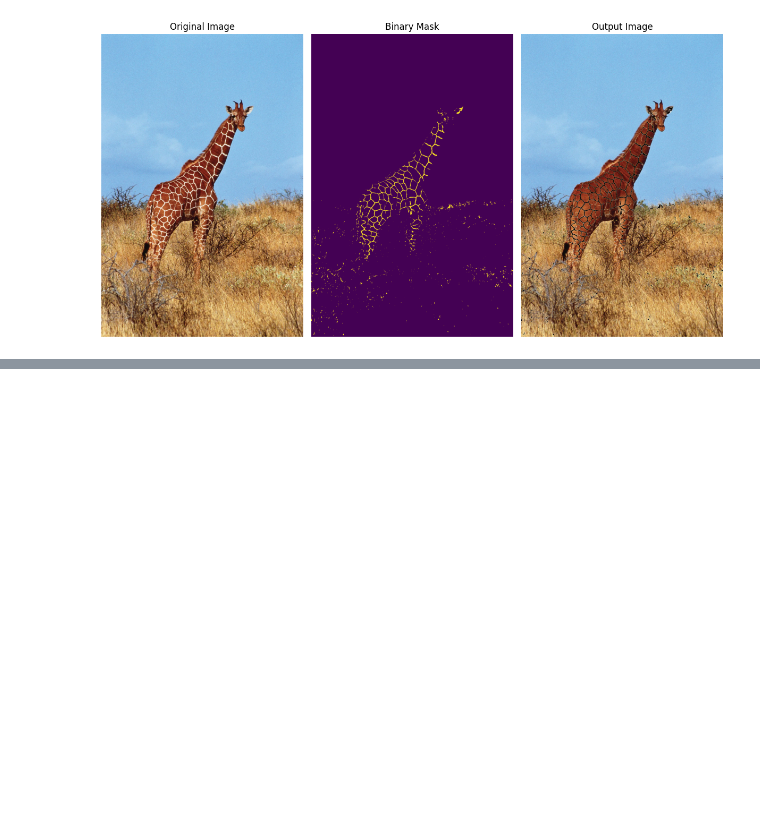
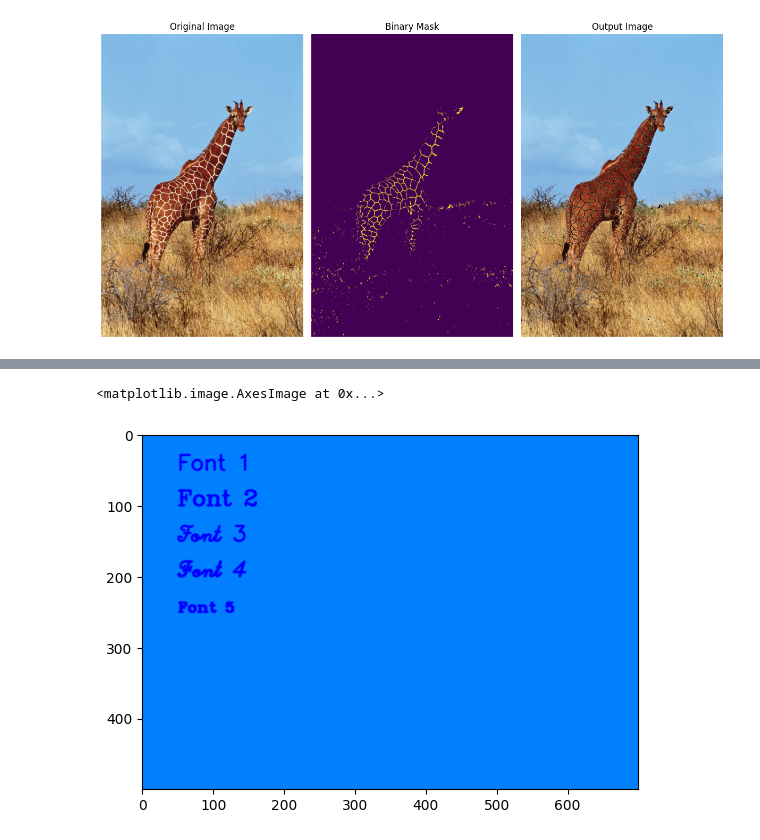
Before and after one commit to drpetros11111/Complete_ComputerVisiom_Krishn, a Jupyter notebook: CV2_Capabilities_merged_nb.ipynb, the cells around one changed output, grey strips where cells are left out. Drawn from its saved outputs; the diff is of its cells as text; code cells hidden in the pictures; blank space fills up the shorter version.

```diff
--- a/CV2_Capabilities_merged_nb.ipynb
+++ b/CV2_Capabilities_merged_nb.ipynb
@@ -1052,0 +1148,24 @@ plt.show()
+# %%
+canvas = np.full((height, width, 3), sky_blue, dtype=np.uint8)
+canvas = cv2.cvtColor(canvas, cv2.COLOR_BGR2RGB)
+
+fonts = [
+    cv2.FONT_HERSHEY_SIMPLEX,
+    cv2.FONT_HERSHEY_COMPLEX,
+    cv2.FONT_HERSHEY_SCRIPT_SIMPLEX,
+    cv2.FONT_HERSHEY_SCRIPT_COMPLEX,
+    cv2.FONT_HERSHEY_COMPLEX_SMALL
+]
+
+
+y_offset = 50
+for i, font in enumerate(fonts):
+    text = f"Font {i+1}"
+    cv2.putText(canvas, text, (50,y_offset), font, 1, (0,0, 255), 2, cv2.LINE_AA)
+    y_offset+=50
+
+
+plt.imshow(canvas)
+# %% [output]
+<matplotlib.image.AxesImage at 0x...>
+[figure, added]
```
Also changed, not shown: parts of 9 cells of this notebook.
